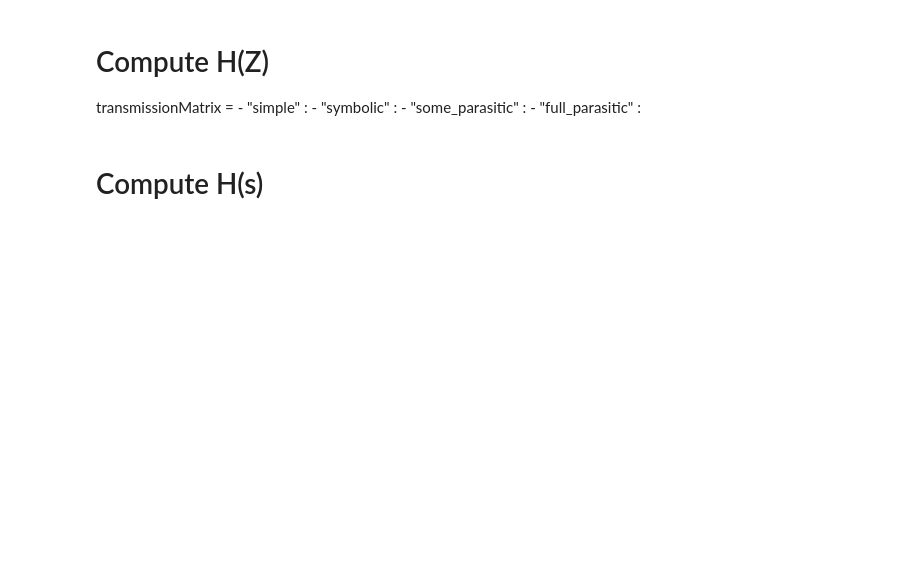
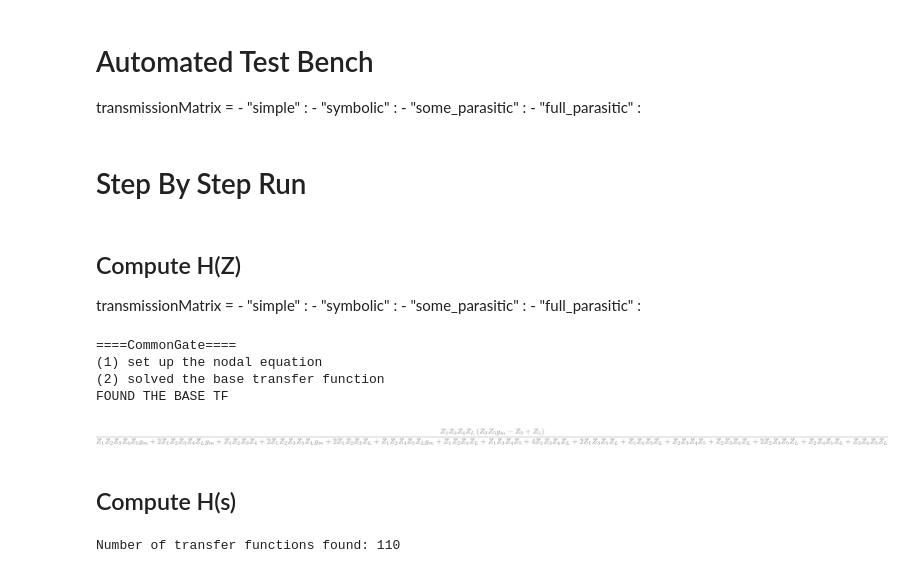
Before and after one commit to NooriDan/SymXplorer, a Jupyter notebook: Lib/Run.ipynb, the cells around one changed output. Saved outputs shown, nothing was run; the diff lists cells and outputs as text; code cells hidden in the pictures; blank space fills up the shorter version.

Commit message:
Automated test bench (run 3)

```diff
--- a/Lib/Run.ipynb
+++ b/Lib/Run.ipynb
@@ -4,0 +9,7 @@ from Experiment import SymbolixExperimentCG
+# %% [markdown]
+# Automated Test Bench
+transmissionMatrix =
+    - "simple"          :
+    - "symbolic"        :
+    - "some_parasitic"  :
+    - "full_parasitic"  :
@@ -5,5 +57,7 @@ from Experiment import SymbolixExperimentCG
+# %% [markdown]
+# Step By Step Run
 # %% [markdown]
-# Compute H(Z)
+## Compute H(Z)
 transmissionMatrix =
     - "simple"          :
     - "symbolic"        :
@@ -12,12 +66,18 @@ transmissionMatrix =
 # %%
 _output = [Vop, Von]
 _input  = [Iip, Iin]
 T_type  = "simple"
-experimentName = "TIA"
+experimentName = "TEST"
 experimentName += "_" + T_type
 
 baseTF = BaseTransferFunction(_output, _input,
                               transmissionMatrixType=T_type)
 baseTF.solve()
+# %% [output]
+====CommonGate====
+(1) set up the nodal equation
+(2) solved the base transfer function
+FOUND THE BASE TF
+[figure, added]
 # %% [markdown]
-# Compute H(s)
+## Compute H(s)
@@ -26,5 +84,7 @@ baseTF.solve()
 # %%
-Z_arr = "Z3_Z5_ZL"
+Z_arr = "Z1_ZL"
 experiment = SymbolixExperimentCG(baseTF)
 experiment.computeTFs(comboKey=Z_arr)
+# %% [output]
+Number of transfer functions found: 110
 # %%
```
Also changed, not shown: parts of 6 cells of this notebook, 37 other files.
